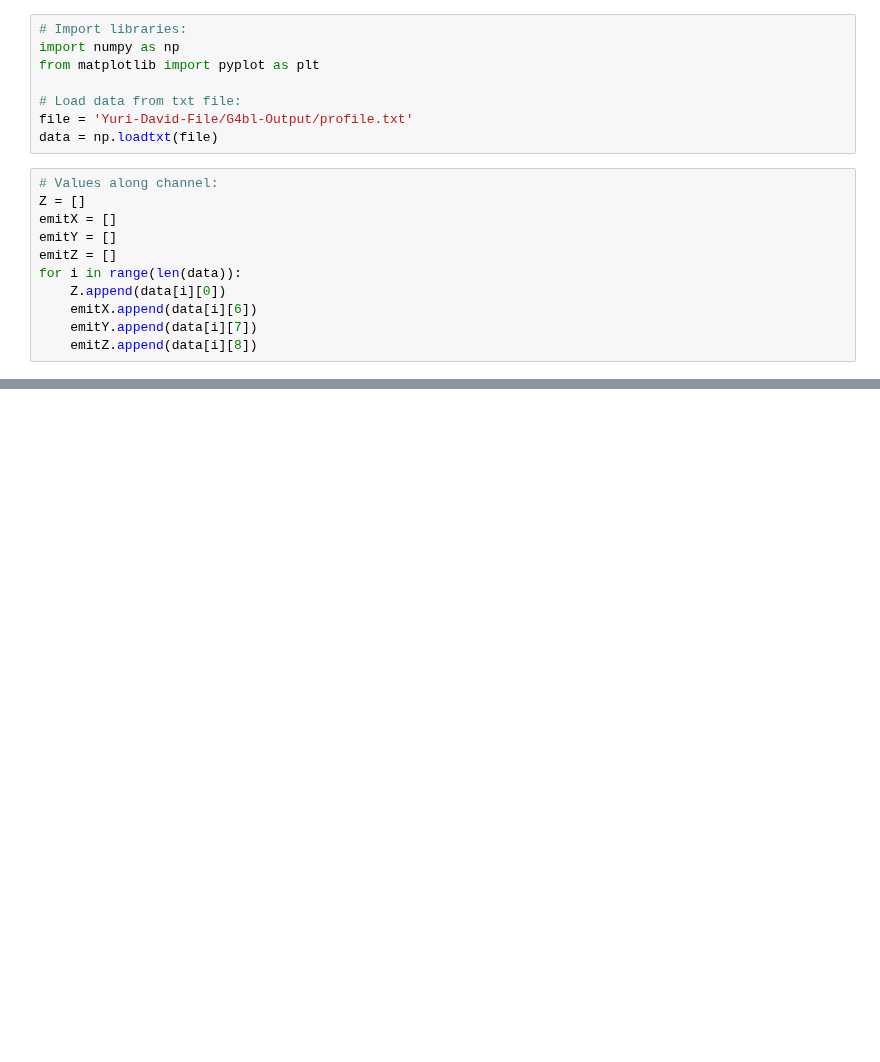
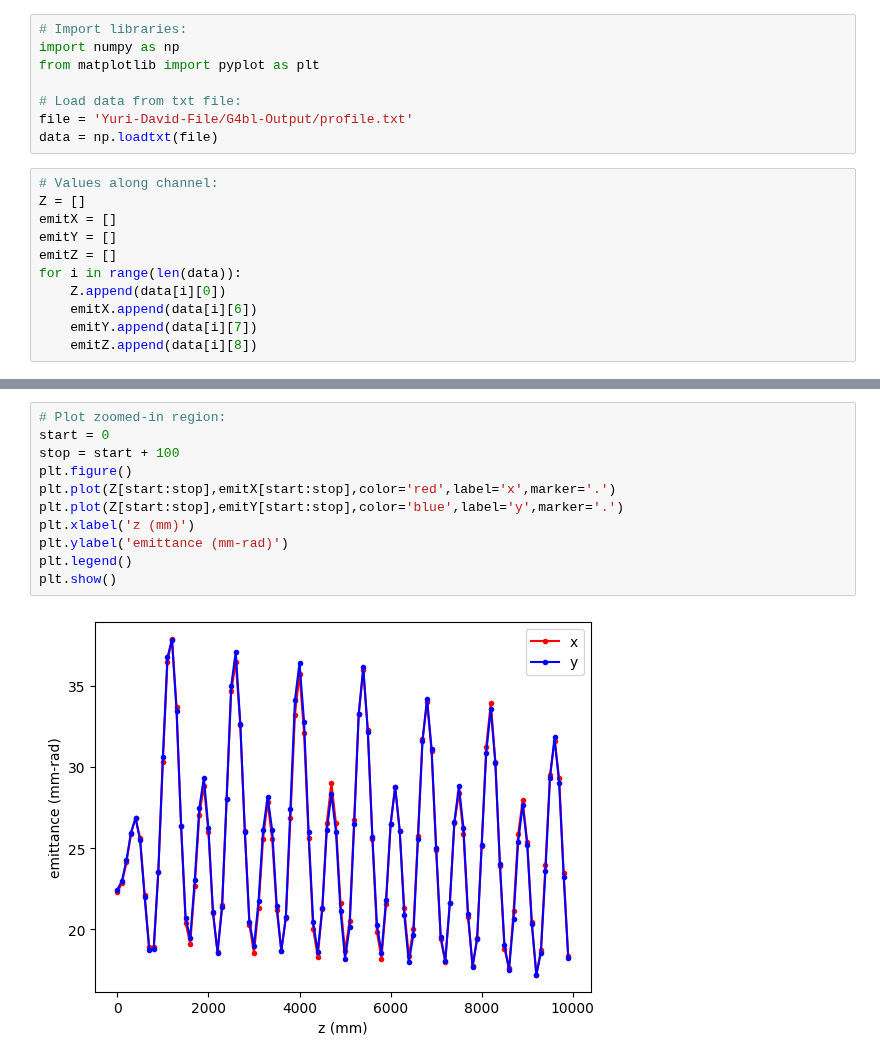
Before and after one commit to criggall/muon-cooling, a Jupyter notebook: plot-beam-profile.ipynb, the cells around one changed output, grey strips where cells are left out. Drawn from its saved outputs; the diff is of its cells as text; blank space fills up the shorter version.

```diff
--- a/plot-beam-profile.ipynb
+++ b/plot-beam-profile.ipynb
@@ -31,0 +32,13 @@ plt.show()
+# %%
+# Plot zoomed-in region:
+start = 0
+stop = start + 100
+plt.figure()
+plt.plot(Z[start:stop],emitX[start:stop],color='red',label='x',marker='.')
+plt.plot(Z[start:stop],emitY[start:stop],color='blue',label='y',marker='.')
+plt.xlabel('z (mm)')
+plt.ylabel('emittance (mm-rad)')
+plt.legend()
+plt.show()
+# %% [output]
+[figure, added]
```
Also changed, not shown: parts of 1 cell of this notebook.
